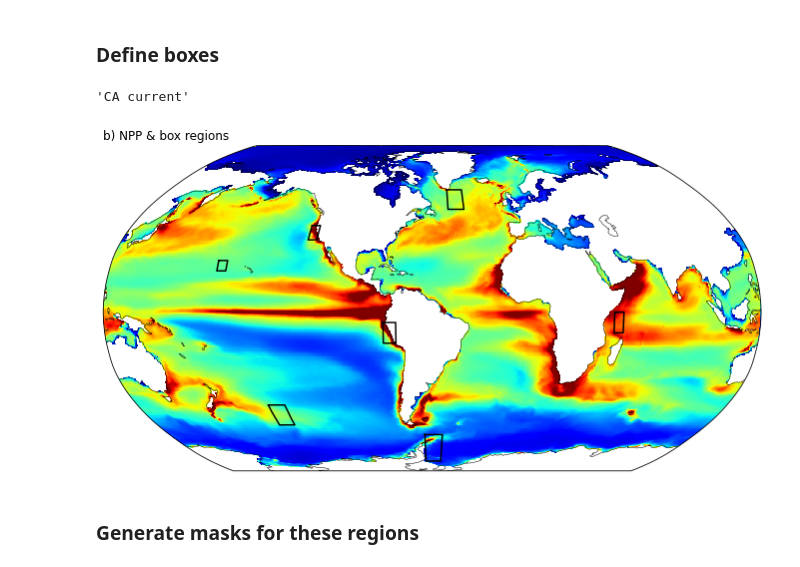
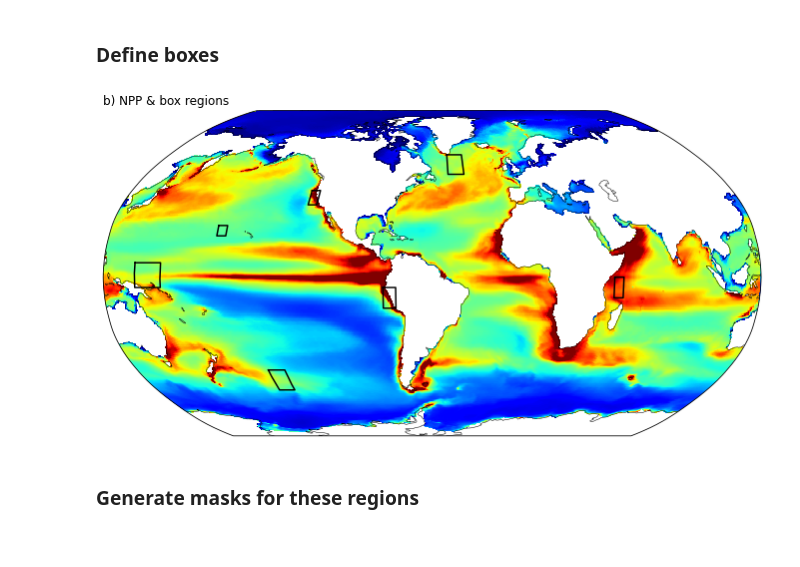
Before and after one commit to kristenkrumhardt/CESM2_oceanBGC_diag, a Jupyter notebook: mom6-marbl/box_diagnostics_new_fesedflux.002.ipynb, the cells around one changed output. Drawn from its saved outputs; the diff is of its cells as text; code cells hidden in the pictures.

```diff
--- a/mom6-marbl/box_diagnostics_new_fesedflux.002.ipynb
+++ b/mom6-marbl/box_diagnostics_new_fesedflux.002.ipynb
@@ -232,6 +232,12 @@ box7_latmin = -75
 box7_latmax = -60
 box7_lonmin = -60
 box7_lonmax = -48
+
+### West equatorical Pacific
+box8_latmin = -5
+box8_latmax = 7
+box8_lonmin = 142
+box8_lonmax = 156
 # %%
 reg_name_dict = {'box1' : 'CA current',
                  'box2' : 'Peru upwelling',
@@ -243,8 +250,4 @@ reg_name_dict = {'box1' : 'CA current',
                 }
-# %%
-reg_name_dict['box1']
-# %% [output]
-'CA current'
 # %%
 fig = plt.figure(figsize=(12,6))
 
@@ -257,34 +260,38 @@ pc=ax.pcolormesh(lon, lat, field, cmap='jet',
 ax.coastlines('110m',linewidth=0.5)
 
 lon_pts = [box1_lonmin,box1_lonmax,box1_lonmax,box1_lonmin,box1_lonmin]
 lat_pts = [box1_latmax,box1_latmax,box1_latmin,box1_latmin,box1_latmax]
 ax.plot(lon_pts, lat_pts, color="black", linewidth=1.5,transform=ccrs.PlateCarree())
 
 lon_pts = [box2_lonmin,box2_lonmax,box2_lonmax,box2_lonmin,box2_lonmin]
 lat_pts = [box2_latmax,box2_latmax,box2_latmin,box2_latmin,box2_latmax]
 ax.plot(lon_pts, lat_pts, color="black", linewidth=1.5,transform=ccrs.PlateCarree())
 
 lon_pts = [box3_lonmin,box3_lonmax,box3_lonmax,box3_lonmin,box3_lonmin]
 lat_pts = [box3_latmax,box3_latmax,box3_latmin,box3_latmin,box3_latmax]
 ax.plot(lon_pts, lat_pts, color="black", linewidth=1.5,transform=ccrs.PlateCarree())
 
 lon_pts = [box4_lonmin,box4_lonmax,box4_lonmax,box4_lonmin,box4_lonmin]
 lat_pts = [box4_latmax,box4_latmax,box4_latmin,box4_latmin,box4_latmax]
 ax.plot(lon_pts, lat_pts, color="black", linewidth=1.5,transform=ccrs.PlateCarree())
 
 lon_pts = [box5_lonmin,box5_lonmax,box5_lonmax,box5_lonmin,box5_lonmin]
 lat_pts = [box5_latmax,box5_latmax,box5_latmin,box5_latmin,box5_latmax]
 ax.plot(lon_pts, lat_pts, color="black", linewidth=1.5,transform=ccrs.PlateCarree())
 
 lon_pts = [box6_lonmin,box6_lonmax,box6_lonmax,box6_lonmin,box6_lonmin]
 lat_pts = [box6_latmax,box6_latmax,box6_latmin,box6_latmin,box6_latmax]
 ax.plot(lon_pts, lat_pts, color="black", linewidth=1.5,transform=ccrs.PlateCarree())
 
 lon_pts = [box7_lonmin,box7_lonmax,box7_lonmax,box7_lonmin,box7_lonmin]
 lat_pts = [box7_latmax,box7_latmax,box7_latmin,box7_latmin,box7_latmax]
+
+lon_pts = [box8_lonmin,box8_lonmax,box8_lonmax,box8_lonmin,box8_lonmin]
+lat_pts = [box8_latmax,box8_latmax,box8_latmin,box8_latmin,box8_latmax]
+
 ax.plot(lon_pts, lat_pts, color="black", linewidth=1.5,transform=ccrs.PlateCarree());
 # %% [output]
-[figure, old version]
+[figure, new version]
 # %% [markdown]
 ### Generate masks for these regions
 # %%
```
Also changed, not shown: parts of 22 cells of this notebook, 1 other file.
